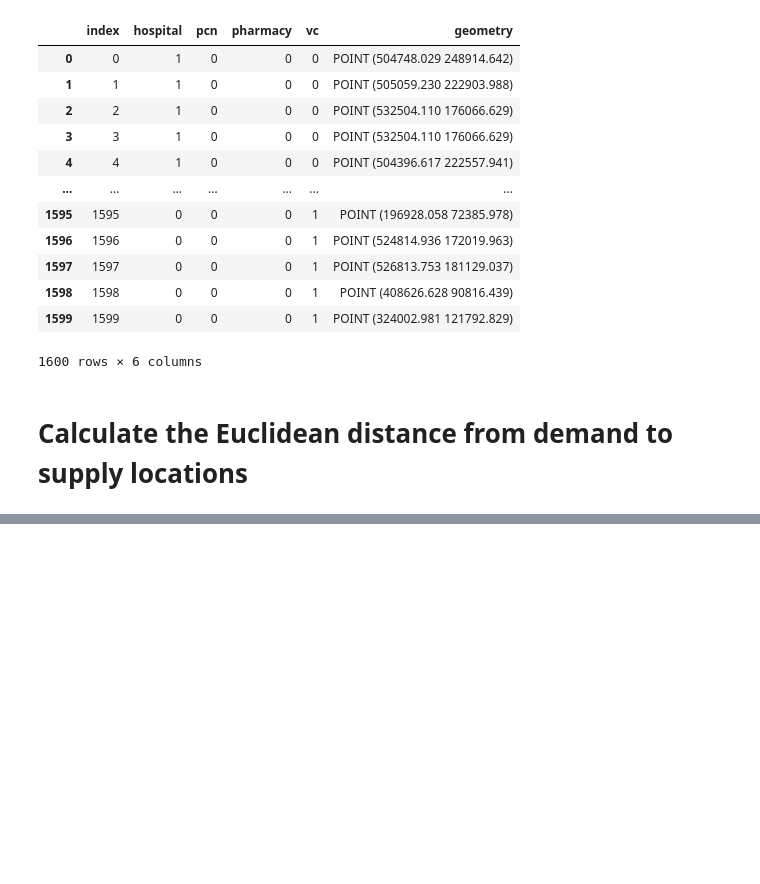
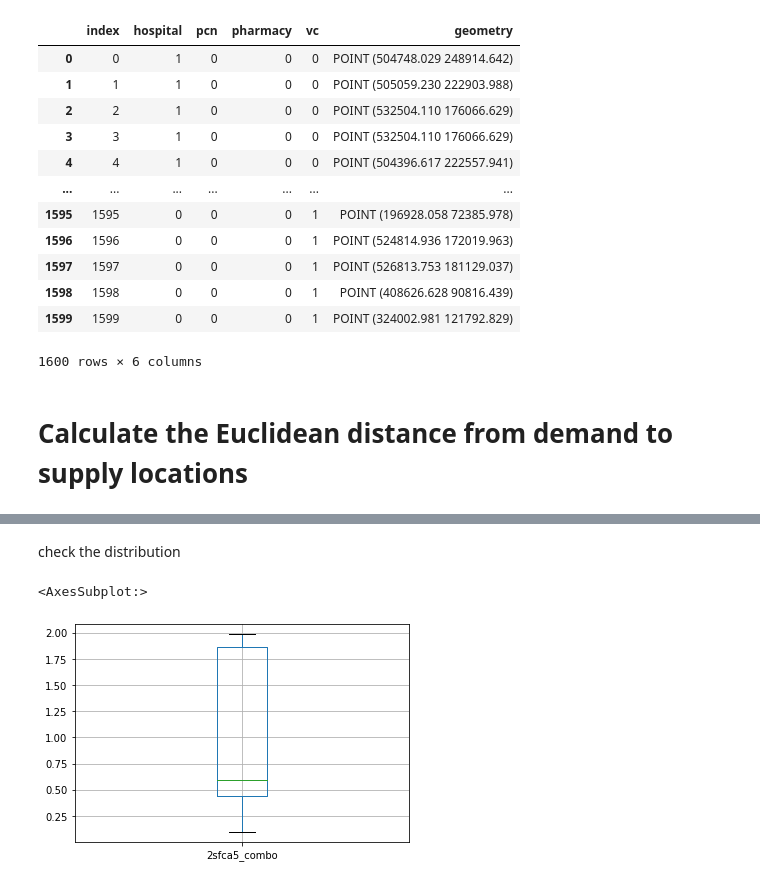
Before and after one commit to LingruFeng/dissertation, a Jupyter notebook: data_github/MSOA_test.ipynb, the cells around one changed output, grey strips where cells are left out. Cells and saved outputs as stored; diff of their text form; code cells hidden in the pictures; blank space fills up the shorter version.

```diff
--- a/data_github/MSOA_test.ipynb
+++ b/data_github/MSOA_test.ipynb
@@ -14,7 +25,7 @@ import palettable.matplotlib as palmpl
 ## Get the centroid of MSOA (demand points)
 # %%
 MSOA_points=gpd.read_file('https://github.com/LingruFeng/dissertation/blob/main/data_github/England_basemap/MSOA_Population_Weighted_Centroids_with_population.gpkg?raw=true')
-MSOA_points = MSOA.to_crs('epsg:27700')
+MSOA_points = MSOA_points.to_crs('epsg:27700')
 # %%
 MSOA_points.plot()
 # %% [output]
@@ -83,0 +110,15 @@ MemoryError: Unable to allocate 82.9 MiB for an array with shape (10865600,) and
+# %%
+fca = access(demand_df = MSOA_points,
+           demand_index='msoa11cd',
+           demand_value='population',
+           supply_df= site,
+           supply_index= 'index',
+           supply_value=['hospital','pcn','pharmacy','vc'],
+           cost_df              = distance.cost_df,
+           cost_origin          = 'origin',
+           cost_dest            = 'dest',
+           cost_name            = 'euclidean',
+           neighbor_cost_df     = distance.cost_df,
+           neighbor_cost_origin = 'origin',
+           neighbor_cost_dest   = 'dest',
+           neighbor_cost_name   = 'euclidean')
@@ -83,0 +182,3 @@ MemoryError: Unable to allocate 82.9 MiB for an array with shape (10865600,) and
+# %%
+fca_combo = fca.access_df[['2sfca5_combo','2sfca4_combo']]
+fca_combo
@@ -83,0 +202,4 @@ MemoryError: Unable to allocate 82.9 MiB for an array with shape (10865600,) and
+# %%
+MSOA_fca = pd.merge(left=MSOA, right=fca_combo, how='left', left_on='MSOA11CD', right_on='msoa11cd')
+MSOA_fca=MSOA_fca.fillna(0)
+MSOA_fca
@@ -83,0 +220,7 @@ MemoryError: Unable to allocate 82.9 MiB for an array with shape (10865600,) and
+# %% [markdown]
+check the distribution
+# %%
+MSOA_fca.boxplot(column='2sfca5_combo')
+# %% [output]
+<AxesSubplot:>
+[figure, added]
```
Also changed, not shown: parts of 29 cells of this notebook.
